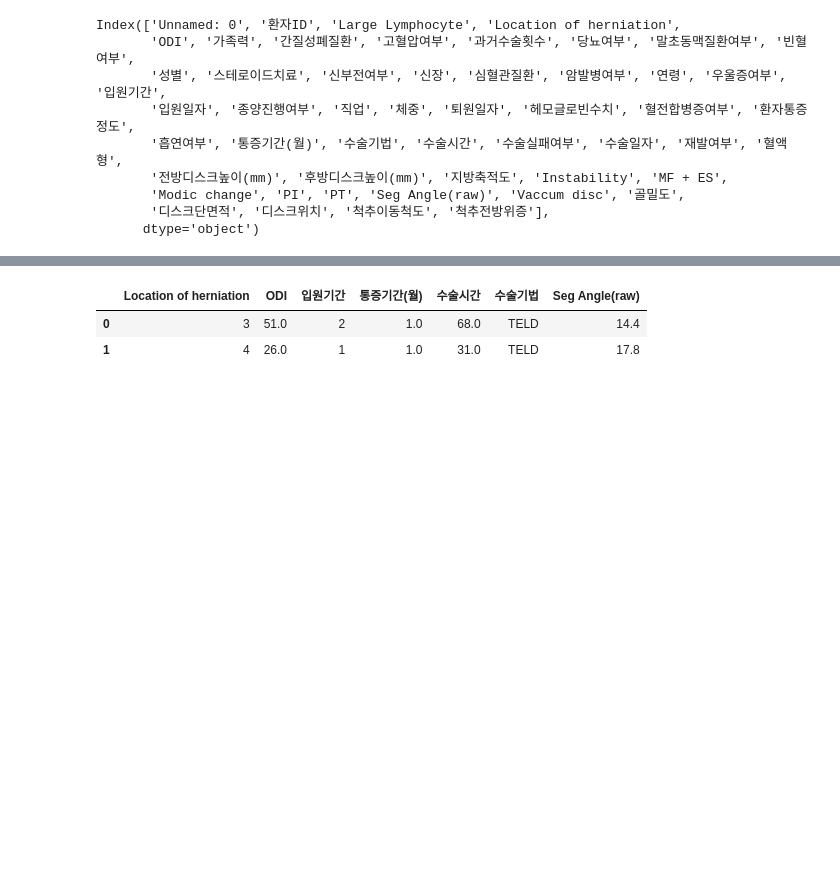
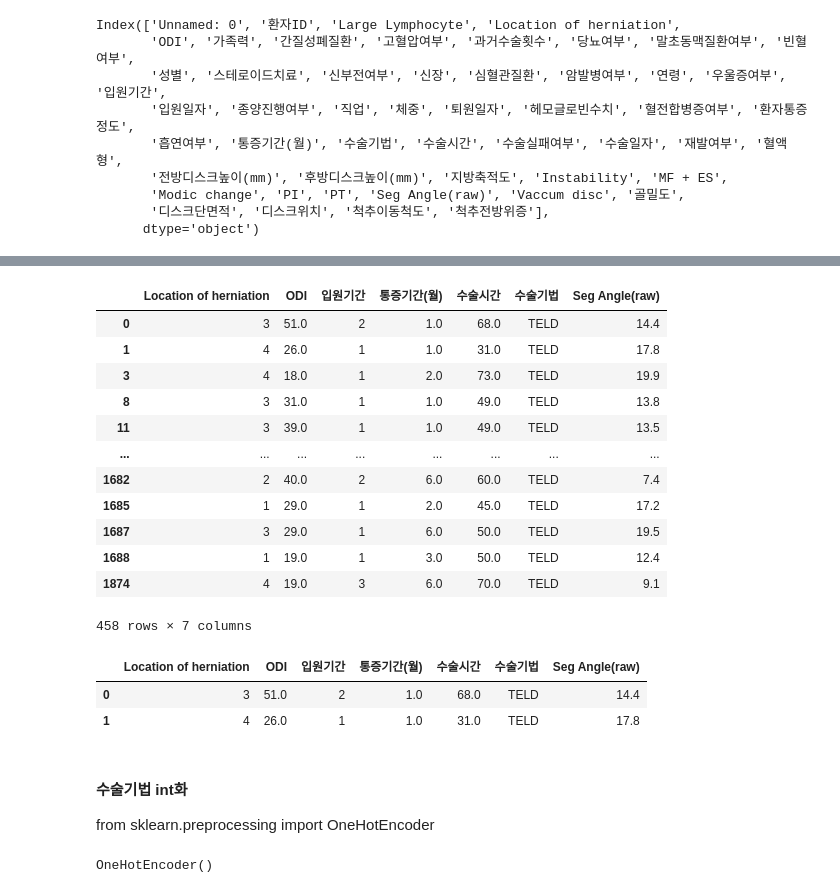
Before and after one commit to SSSanga/toy_machinelearning, a Jupyter notebook: codes/RecurrenceOfSurgery_preprocess.ipynb, the cells around one changed output, grey strips where cells are left out. Saved outputs shown, nothing was run; the diff lists cells and outputs as text; code cells hidden in the pictures; blank space fills up the shorter version.

```diff
--- a/codes/RecurrenceOfSurgery_preprocess.ipynb
+++ b/codes/RecurrenceOfSurgery_preprocess.ipynb
@@ -47,3 +47,6 @@ Index(['Unnamed: 0', '환자ID', 'Large Lymphocyte', 'Location of herniation',
        'Modic change', 'PI', 'PT', 'Seg Angle(raw)', 'Vaccum disc', '골밀도',
        '디스크단면적', '디스크위치', '척추이동척도', '척추전방위증'],
       dtype='object')
+# %%
+df_ROSL = df_ROS[['Location of herniation','ODI', '입원기간', '통증기간(월)', '수술시간', '수술기법', 'Seg Angle(raw)' ]]
+df_ROSL[:2]
@@ -50,3 +74,20 @@ Index(['Unnamed: 0', '환자ID', 'Large Lymphocyte', 'Location of herniation',
+# %%
+df_ROSL_drop = df_ROSL.dropna()
+df_ROSL_drop
+# %% [output]
+|  | Location of herniation | ODI | 입원기간 | 통증기간(월) | 수술시간 | 수술기법 | Seg Angle(raw) |
+| 0 | 3 | 51.0 | 2 | 1.0 | 68.0 | TELD | 14.4 |
+| 1 | 4 | 26.0 | 1 | 1.0 | 31.0 | TELD | 17.8 |
+| 3 | 4 | 18.0 | 1 | 2.0 | 73.0 | TELD | 19.9 |
+| 8 | 3 | 31.0 | 1 | 1.0 | 49.0 | TELD | 13.8 |
+| 11 | 3 | 39.0 | 1 | 1.0 | 49.0 | TELD | 13.5 |
+| ... | ... | ... | ... | ... | ... | ... | ... |
+| 1682 | 2 | 40.0 | 2 | 6.0 | 60.0 | TELD | 7.4 |
+| 1685 | 1 | 29.0 | 1 | 2.0 | 45.0 | TELD | 17.2 |
+| 1687 | 3 | 29.0 | 1 | 6.0 | 50.0 | TELD | 19.5 |
+| 1688 | 1 | 19.0 | 1 | 3.0 | 50.0 | TELD | 12.4 |
+| 1874 | 4 | 19.0 | 3 | 6.0 | 70.0 | TELD | 9.1 |
+458 rows × 7 columns
 # %%
 df_ROSL = df_ROS[['Location of herniation','ODI', '입원기간', '통증기간(월)', '수술시간', '수술기법', 'Seg Angle(raw)' ]]
 df_ROSL[:2]
@@ -56,0 +103,3 @@ df_ROSL[:2]
+# %% [markdown]
+#### 수술기법 int화
+from sklearn.preprocessing import OneHotEncoder
@@ -56,0 +108,4 @@ df_ROSL[:2]
+# %%
+oneHotEncoder.fit(df_ROSL_drop[['수술기법']])
+# %% [output]
+OneHotEncoder()
```
Also changed, not shown: parts of 44 cells of this notebook.
